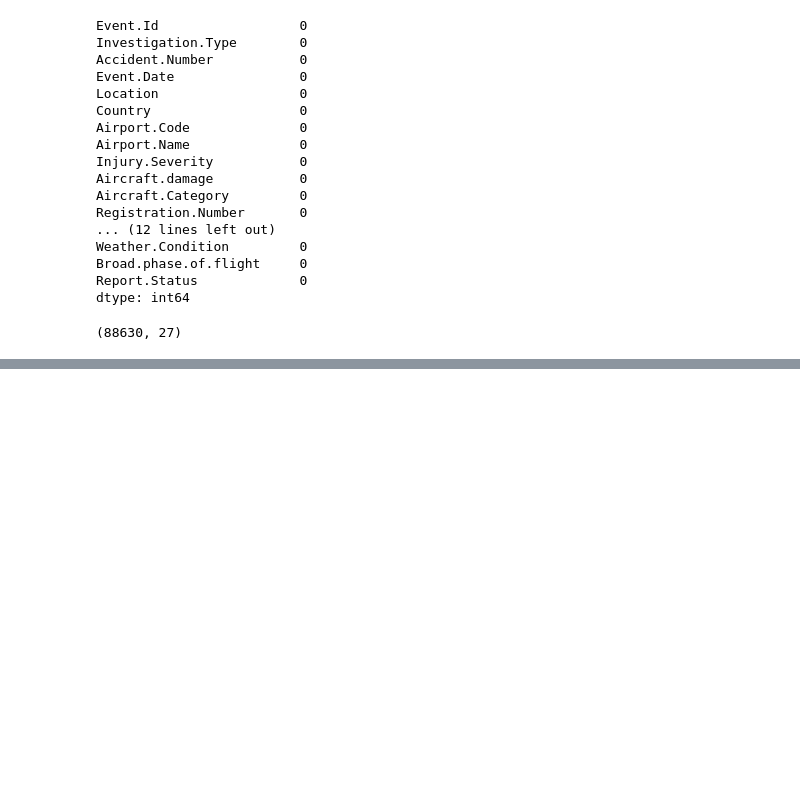
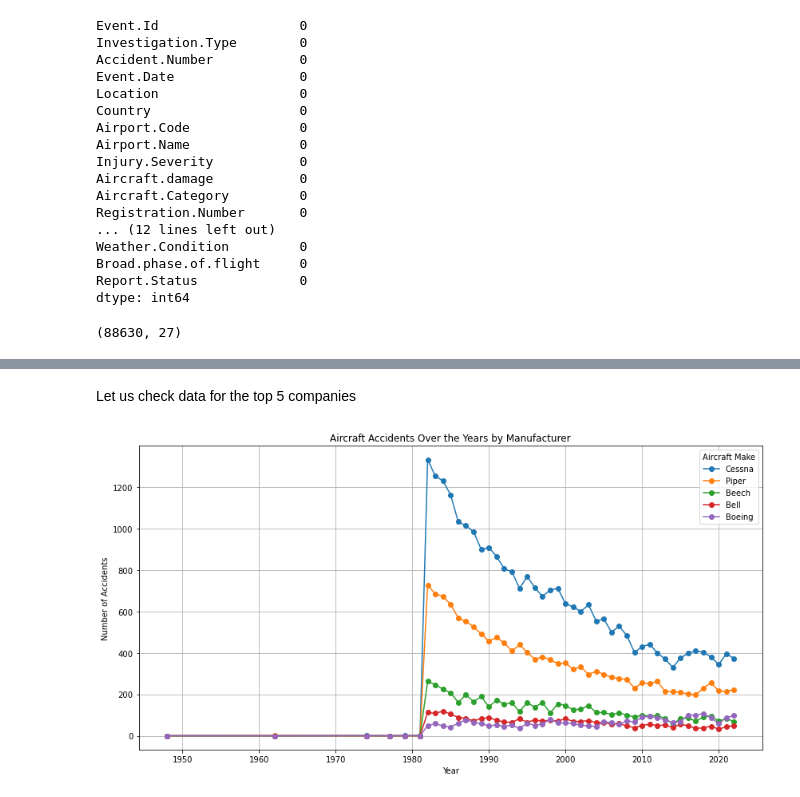
Before and after one commit to RaphaelMuthenya/DSF-P1-dawn-aviation-project, a Jupyter notebook: dawn_aviation_data_business_analysis.ipynb, the cells around one changed output, grey strips where cells are left out. Cells and saved outputs as stored; diff of their text form; code cells hidden in the pictures; blank space fills up the shorter version.

```diff
--- a/dawn_aviation_data_business_analysis.ipynb
+++ b/dawn_aviation_data_business_analysis.ipynb
@@ -607,0 +535,21 @@ dtype: int64
+# %%
+# Trends per company contributions to aircraft accidents
+aviation_data["Year"]=aviation_data["Event.Date"].dt.year
+accidents_by_make_year = aviation_data.groupby(['Year', 'Make']).size().unstack(fill_value=0)
+# %% [markdown]
+Let us check data for the top 5 companies
+# %%
+plt.figure(figsize=(14, 7))
+top_makes = aviation_data['Make'].value_counts().head(5).index
+for make in top_makes:
+    plt.plot(accidents_by_make_year.index, accidents_by_make_year[make], marker='o', label=make)
+
+plt.title("Aircraft Accidents Over the Years by Manufacturer")
+plt.xlabel("Year")
+plt.ylabel("Number of Accidents")
+plt.legend(title="Aircraft Make")
+plt.grid(True)
+
+plt.show()
+# %% [output]
+[figure, added]
```
Also changed, not shown: parts of 52 cells of this notebook, 1 other file.
